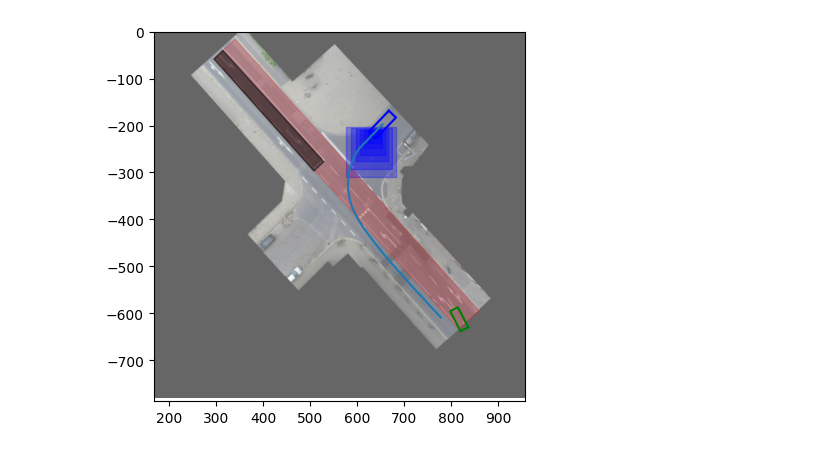
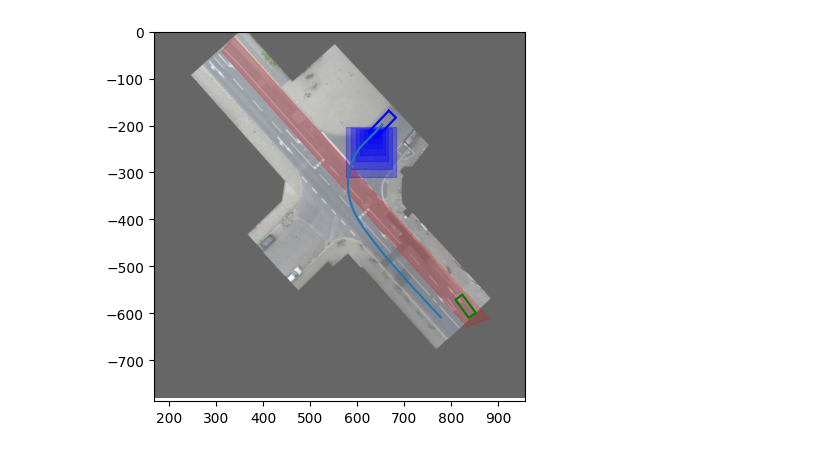
Before and after one commit to QDZHOU/FYP_Intent_Learning, a Jupyter notebook: MPC/MPC.ipynb, the cells around one changed output. Cells and saved outputs as stored; diff of their text form; code cells hidden in the pictures.

```diff
--- a/MPC/MPC.ipynb
+++ b/MPC/MPC.ipynb
@@ -462,0 +464,12 @@ plt.show()
+# %%
+fig, ax = plt.subplots()
+img   = mpimg.imread(background_filepath)
+Drive_Area_visual.plot(color = 'r', alpha = 0.2)
+for i in range(len(not_Drive_Area_visual)):
+    not_Drive_Area_visual[i].plot(color = 'black', alpha = 0.4)
+plt.imshow(img,alpha = 0.6, extent=[0, img.shape[1], -img.shape[0], 0])
+plt.scatter(x_EV_initial[0]*real_to_image,x_EV_initial[1]*real_to_image)
+plt.scatter(Param["RefPos"][0]*real_to_image,Param["RefPos"][1]*real_to_image)
+ax.set_xlim([x_lim_0,x_lim_1])
+ax.set_ylim([-y_lim_0,-y_lim_1])
+plt.show()
@@ -583,17 +553,13 @@ plt.show()
 # %%
-#x_EV_initial = np.array([29, -8.5, 45, 1, 0])
 test_polytope = polytope_estimation_OR(Param)
-SV_x = filtered_data["xCenter"].to_numpy()
-SV_y = filtered_data["yCenter"].to_numpy()
-
 fig, ax = plt.subplots()
 img = mpimg.imread(background_filepath)
 
-half_width_sv = sv_width / 0.00814636091724916 / 12 / 2
-half_length_sv = sv_length / 0.00814636091724916 / 12 / 2
-half_width_ev = Param["w_veh"] / 0.00814636091724916 / 12 / 2
-half_length_ev = Param["l_veh"] / 0.00814636091724916 / 12 / 2
-frame_length = 400+ N_Sam
+half_width_sv = real_to_image*sv_width / 2
+half_length_sv = real_to_image*sv_length / 2
+half_width_ev = real_to_image*Param["w_veh"] / 2
+half_length_ev = real_to_image*Param["l_veh"] / 2
+frame_length =200+ N_Sam
 
 ax.imshow(img, alpha=0.6, extent=[0, img.shape[1], -img.shape[0], 0])
 ax.set_xlim([x_lim_0, x_lim_1])
@@ -607,7 +573,7 @@ def draw_vehicle(ax, corners, rotation_matrix, position, color):
     rotated_corners = corners.reshape(4,2) @ rotation_matrix.T
     rotated_corners[:, 0] += position[0]
     rotated_corners[:, 1] += position[1]
-    rotated_corners = np.vstack([rotated_corners, rotated_corners[0]])  # Close the shape
+    rotated_corners = np.vstack([rotated_corners, rotated_corners[0]])
     ax.plot(rotated_corners[:, 0], rotated_corners[:, 1], color)
 
 corners_sv = np.array([
@@ -645,49 +611,48 @@ def update(frame):
             [np.cos(rad_yaw_sv), -np.sin(rad_yaw_sv)],
             [np.sin(rad_yaw_sv),  np.cos(rad_yaw_sv)]
         ])
-        draw_vehicle(ax, corners_sv, rotation_matrix_sv, [SV_x[frame] / 0.00814636091724916 / 12,
-                                                        SV_y[frame] / 0.00814636091724916 / 12], 'b-')
+        draw_vehicle(ax, corners_sv, rotation_matrix_sv, [SV_x[frame]*real_to_image,
+                                                        SV_y[frame]*real_to_image], 'b-')
 
         rad_yaw_ev = trajectory_planning_k[2, 1]
         rotation_matrix_ev = np.array([
             [np.cos(rad_yaw_ev), -np.sin(rad_yaw_ev)],
             [np.sin(rad_yaw_ev),  np.cos(rad_yaw_ev)]
         ])
-        draw_vehicle(ax, corners_ev, rotation_matrix_ev, [State_EV_R[0, frame + 1] / 0.00814636091724916 / 12,
-                                                        State_EV_R[1, frame + 1] / 0.00814636091724916 / 12], 'g-')
+        draw_vehicle(ax, corners_ev, rotation_matrix_ev, [State_EV_R[0, frame + 1]*real_to_image,
+                                                        State_EV_R[1, frame + 1]*real_to_image], 'g-')
 
         for i in range(10):
-            occupancy = Polytope(Occupancy_SV_aug_R[i].A, Occupancy_SV_aug_R[i].b / 0.00814636091724916 / 12)
+            occupancy = Polytope(Occupancy_SV_aug_R[i].A, Occupancy_SV_aug_R[i].b*real_to_image)
             occupancy.plot(color='b', alpha=0.3)
 
-        Drive_Area_visual.plot(color='r', alpha=0.2)
-        not_Drive_Area_visual.plot(color='black', alpha=0.5)
-
-        ax.plot(SV_x / 0.00814636091724916 / 12, SV_y / 0.00814636091724916 / 12)
+        ax.plot(SV_x*real_to_image, SV_y*real_to_image)
     else:
         U_R, trajectory_planning_k, J_R, Occupancy_SV_aug_R = test_polytope.Return(np.array([0,0]).reshape(2, 1),
                                                                         np.array([-100,100]).reshape(2, 1),
                                                                         np.array([0,0]).reshape(2, 1),
                                                                         State_EV_R[:, frame]
                                                                         )
         X_EV_Planning_R.append(trajectory_planning_k[0:2, 1].reshape(2, 1))
         State_EV_R[:, frame + 1] = trajectory_planning_k[:, 1]
 
         rad_yaw_ev = trajectory_planning_k[2, 1]
         rotation_matrix_ev = np.array([
             [np.cos(rad_yaw_ev), -np.sin(rad_yaw_ev)],
             [np.sin(rad_yaw_ev),  np.cos(rad_yaw_ev)]
         ])
-        draw_vehicle(ax, corners_ev, rotation_matrix_ev, [State_EV_R[0, frame + 1] / 0.00814636091724916 / 12,
-                                                        State_EV_R[1, frame + 1] / 0.00814636091724916 / 12], 'g-')
-        Drive_Area_visual.plot(color='r', alpha=0.2)
-        not_Drive_Area_visual.plot(color='black', alpha=0.5)
+        draw_vehicle(ax, corners_ev, rotation_matrix_ev, [State_EV_R[0, frame + 1]*real_to_image,
+                                                        State_EV_R[1, frame + 1]*real_to_image], 'g-')
+
+    Drive_Area_visual.plot(color='r', alpha=0.2)
+    for i in range(len(not_Drive_Area_visual)):
+        not_Drive_Area_visual[i].plot(color = 'black', alpha = 0.4)
 
 ani = FuncAnimation(fig, update, frames=range(0, frame_length), interval=60, repeat=False)
 #plt.show()
 ani.save("animation.mp4", writer='ffmpeg', fps=60)
 # %% [output]
-[figure, old version]
+[figure, new version]
 # %%
 from IPython.display import Video
 
```
Also changed, not shown: parts of 13 cells of this notebook, 1 other file.
